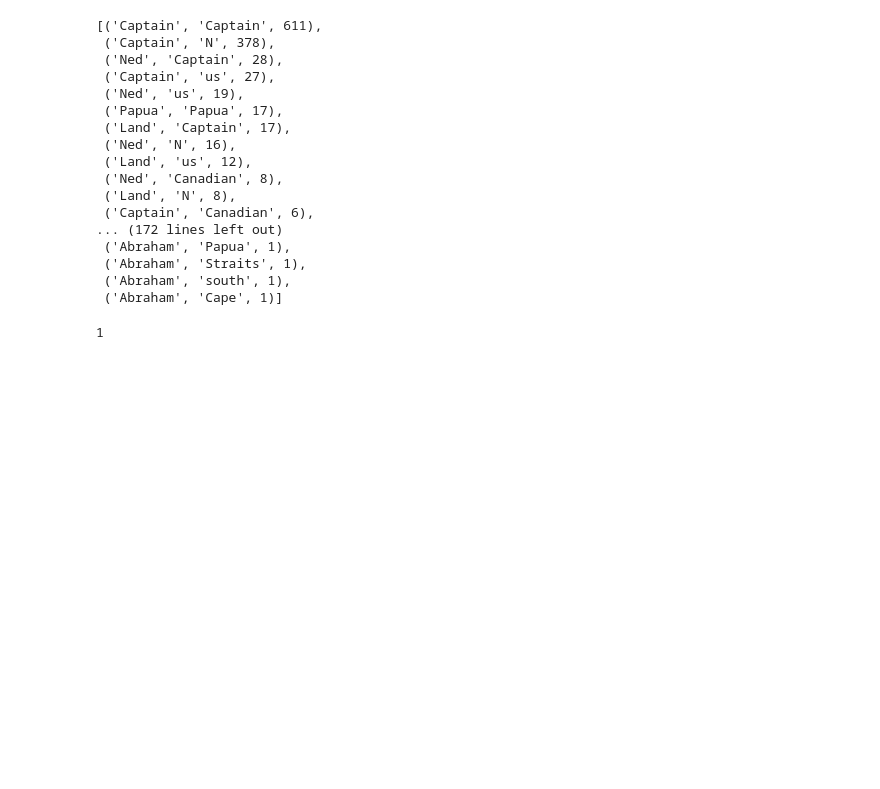
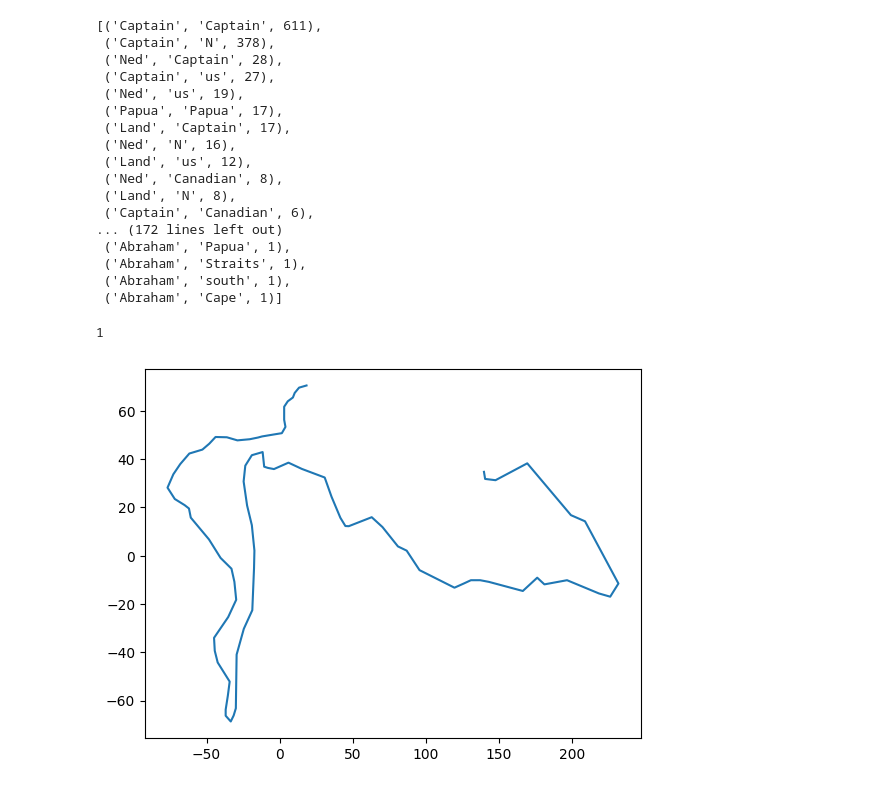
Before and after one commit to lougau92/text-mining-Jules-Vernes, a Jupyter notebook: main.ipynb, the cells around one changed output. Drawn from its saved outputs; the diff is of its cells as text; code cells hidden in the pictures; blank space fills up the shorter version.

Commit message:
gpx visualisation

```diff
--- a/main.ipynb
+++ b/main.ipynb
@@ -333,3 +333,18 @@ sorted_links
 main_characters = ['Professor Pierre Aronnax', 'Conseil', 'Ned Land', 'Captain Nemo']
 # %% [output]
 1
+# %%
+import gpxpy
+import matplotlib.pyplot as plt
+
+gpx_file = open('./nautilus_route.gpx', 'r')
+gpx = gpxpy.parse(gpx_file)
+
+data = gpx.tracks[0].segments[0].points
+lon = [point.longitude for point in data]
+lat = [point.latitude for point in data]
+
+plt.plot(lon, lat)
+plt.show()
+# %% [output]
+[figure, added]
```
Also changed, not shown: parts of 3 cells of this notebook, 8 other files.
